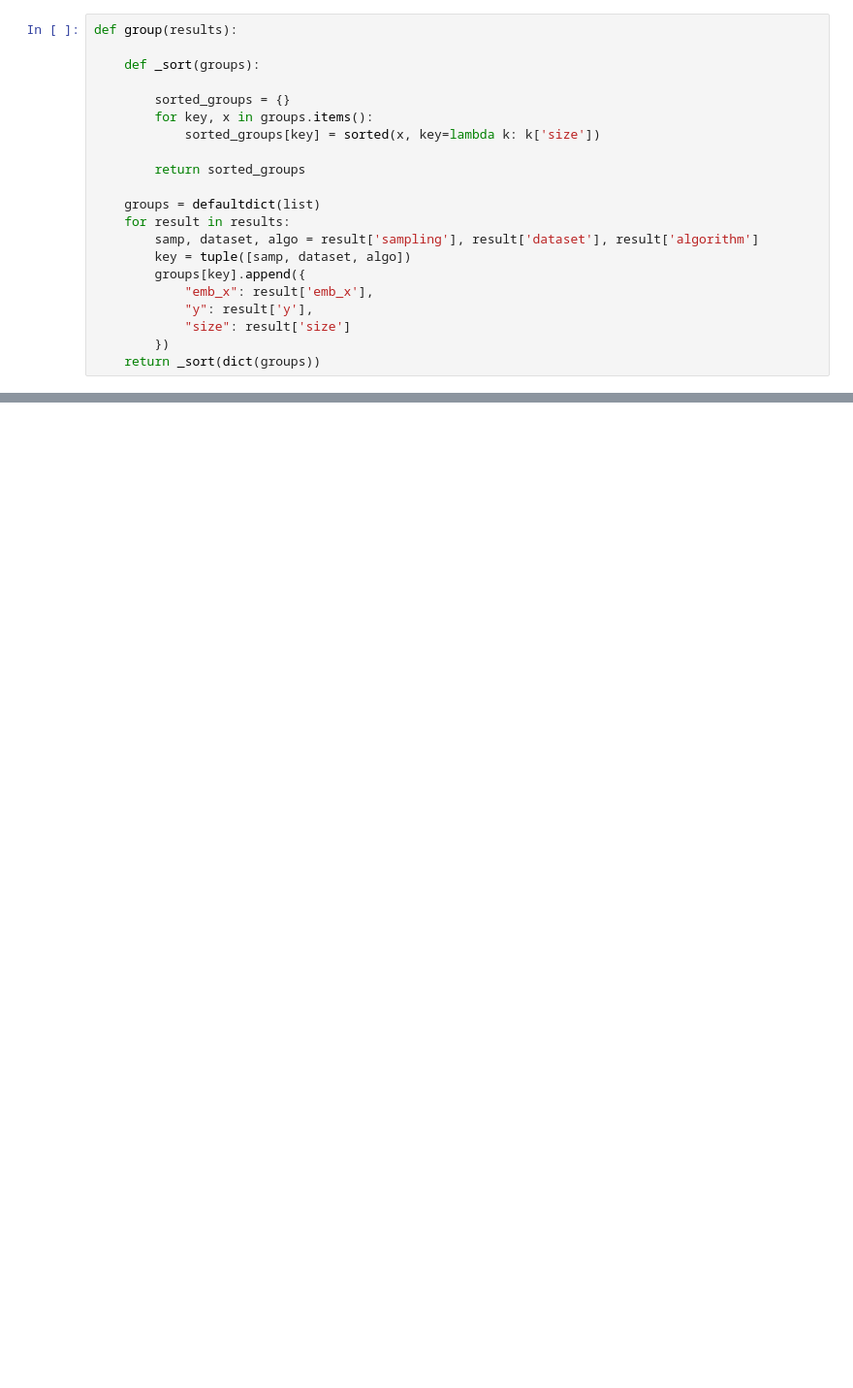
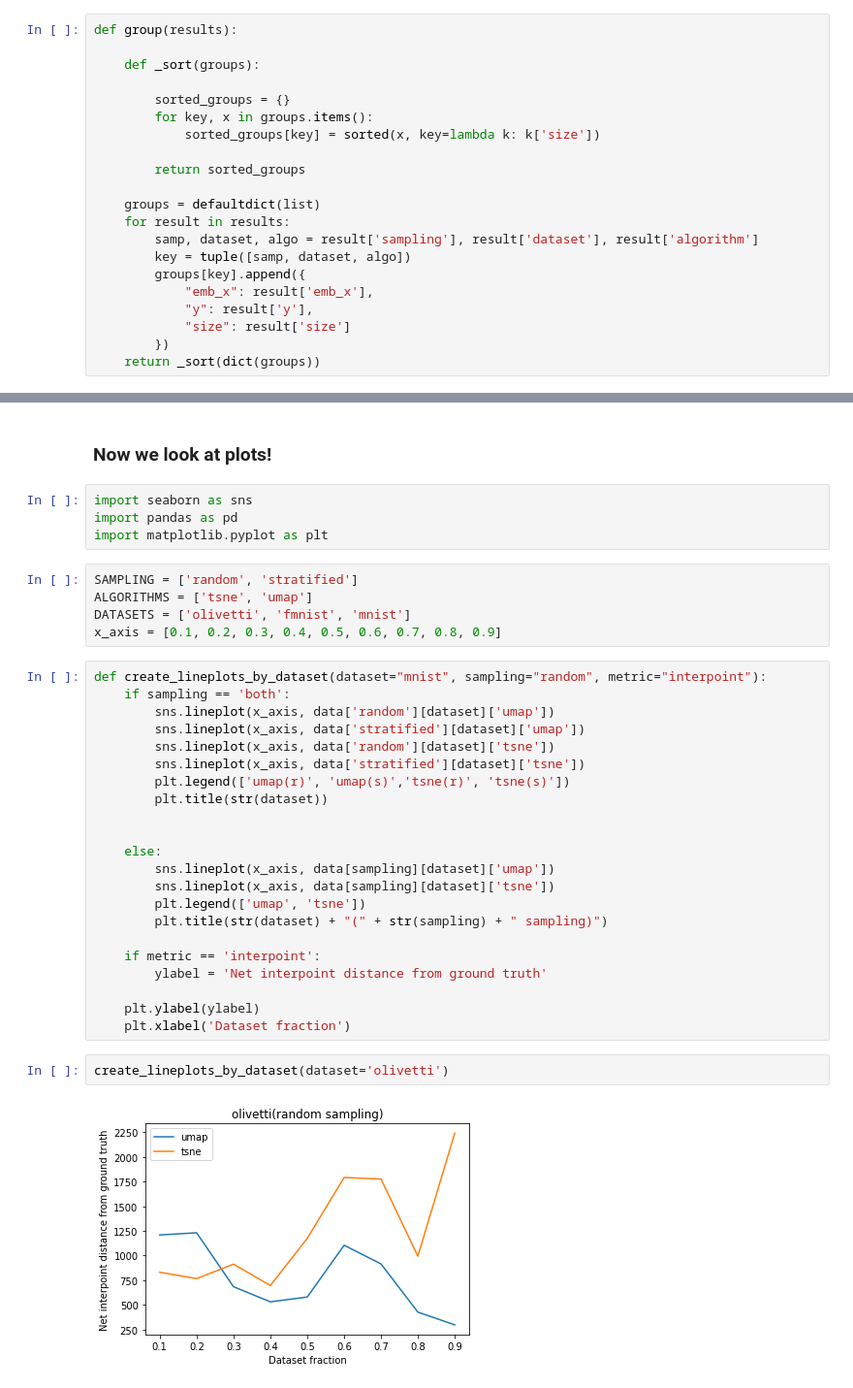
Before and after one commit to raghavmecheri/DimConvergence, a Jupyter notebook: ExperimentTwo - Analysis.ipynb, the cells around one changed output, grey strips where cells are left out. Shown at 97% size. Drawn from its saved outputs; the diff is of its cells as text; blank space fills up the shorter version.

```diff
--- a/ExperimentTwo - Analysis.ipynb
+++ b/ExperimentTwo - Analysis.ipynb
@@ -72,0 +120,37 @@ interpoint_results
+# %% [markdown]
+### Now we look at plots!
+# %%
+import seaborn as sns
+import pandas as pd
+import matplotlib.pyplot as plt
+# %%
+SAMPLING = ['random', 'stratified']
+ALGORITHMS = ['tsne', 'umap']
+DATASETS = ['olivetti', 'fmnist', 'mnist']
+x_axis = [0.1, 0.2, 0.3, 0.4, 0.5, 0.6, 0.7, 0.8, 0.9]
+# %%
+def create_lineplots_by_dataset(dataset="mnist", sampling="random", metric="interpoint"):
+    if sampling == 'both':
+        sns.lineplot(x_axis, data['random'][dataset]['umap'])
+        sns.lineplot(x_axis, data['stratified'][dataset]['umap'])
+        sns.lineplot(x_axis, data['random'][dataset]['tsne'])
+        sns.lineplot(x_axis, data['stratified'][dataset]['tsne'])
+        plt.legend(['umap(r)', 'umap(s)','tsne(r)', 'tsne(s)'])
+        plt.title(str(dataset))
+
+
+    else:
+        sns.lineplot(x_axis, data[sampling][dataset]['umap'])
+        sns.lineplot(x_axis, data[sampling][dataset]['tsne'])
+        plt.legend(['umap', 'tsne'])
+        plt.title(str(dataset) + "(" + str(sampling) + " sampling)")
+
+    if metric == 'interpoint':
+        ylabel = 'Net interpoint distance from ground truth'
+
+    plt.ylabel(ylabel)
+    plt.xlabel('Dataset fraction')
+# %%
+create_lineplots_by_dataset(dataset='olivetti')
+# %% [output]
+[figure, added]
```
Also changed, not shown: parts of 12 cells of this notebook.
